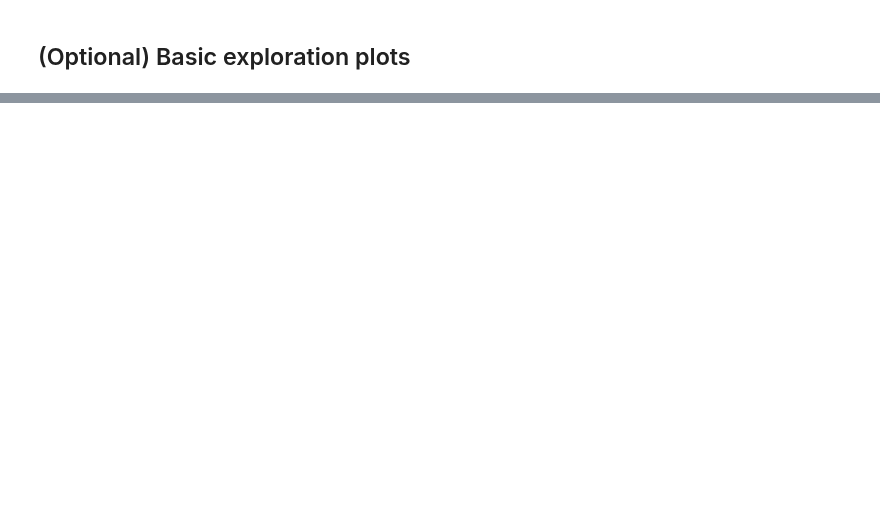
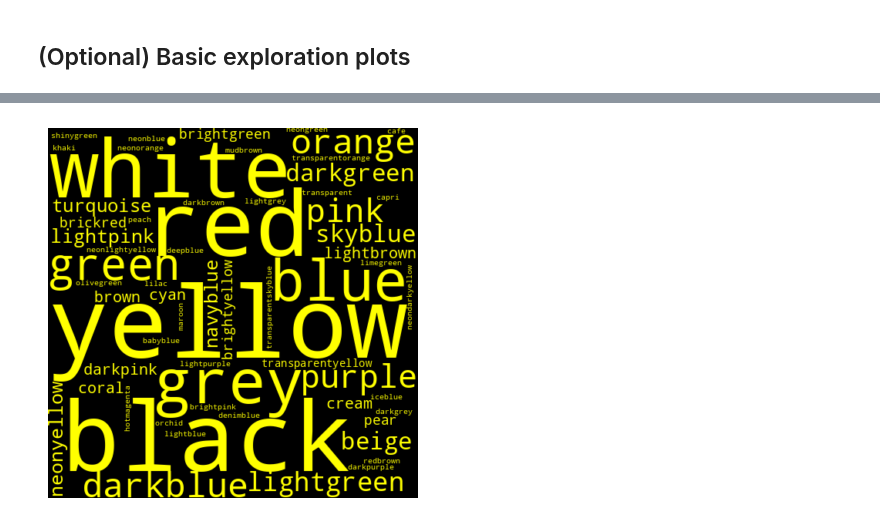
Before and after one commit to StefanFSmid/ASDA_2025_Group_3_Porfolio, a Jupyter notebook: notebooks/week_03_group_3_notebook.ipynb, the cells around one changed output, grey strips where cells are left out. Cells and saved outputs as stored; diff of their text form; code cells hidden in the pictures; blank space fills up the shorter version.

Commit message:
updated structure, adjusted data import, and added figs

```diff
--- a/notebooks/week_03_group_3_notebook.ipynb
+++ b/notebooks/week_03_group_3_notebook.ipynb
@@ -171,0 +301,23 @@ print(combinedLego_df.columns)
+# %%
+# by Stefan Smid
+# OPTIONAL OPTIONAL not really basic but fun; reference: https://python-graph-gallery.com/wordcloud/
+# License: https://github.com/holtzy/The-Python-Graph-Gallery/blob/master/LICENSE
+
+# Libraries
+from wordcloud import WordCloud
+import matplotlib.pyplot as plt
+
+# Create a list of word
+#text=("Python Python Python Matplotlib")
+text = combinedLego_df['color'].to_string()
+
+# Create the wordcloud object
+wordcloud = WordCloud(width=480, height=480, margin=0, color_func=lambda *args, **kwargs: (255, 255, 0)).generate(text)
+
+# Display the generated image:
+plt.imshow(wordcloud, interpolation='bilinear')
+plt.axis("off")
+plt.margins(x=0, y=0)
+plt.show()
+# %% [output]
+[figure, added]
```
Also changed, not shown: parts of 31 cells of this notebook.
